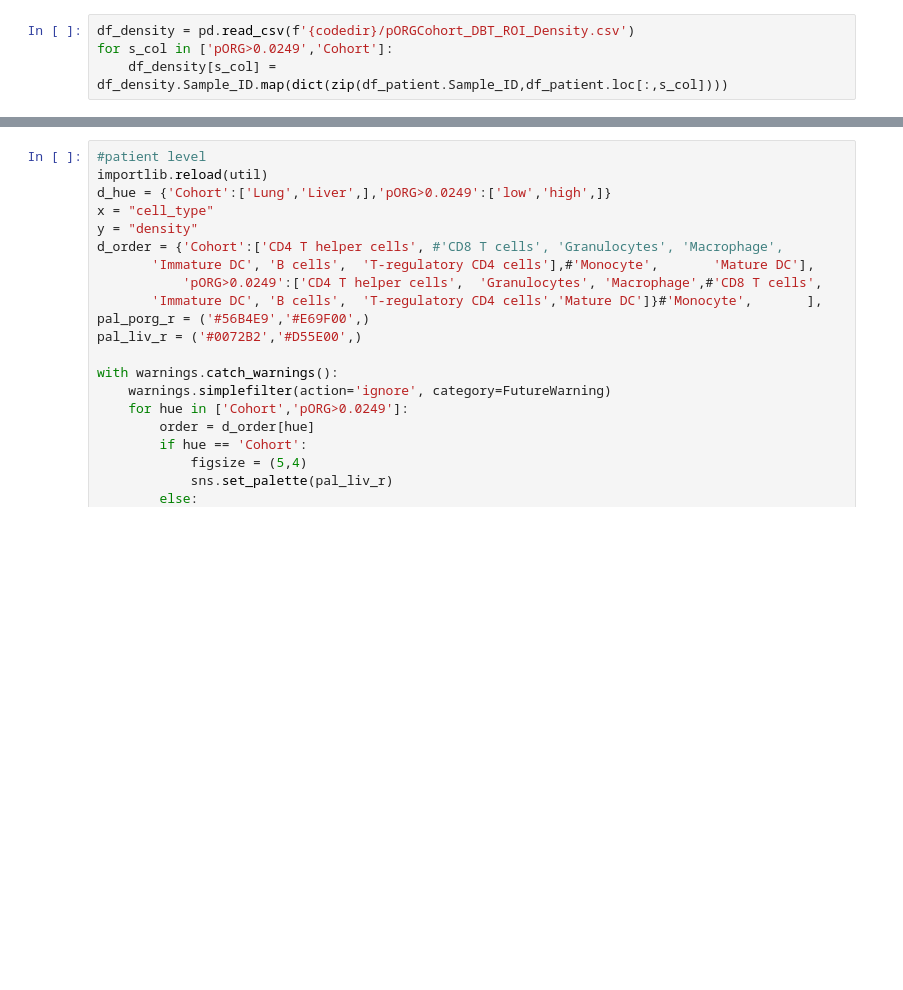
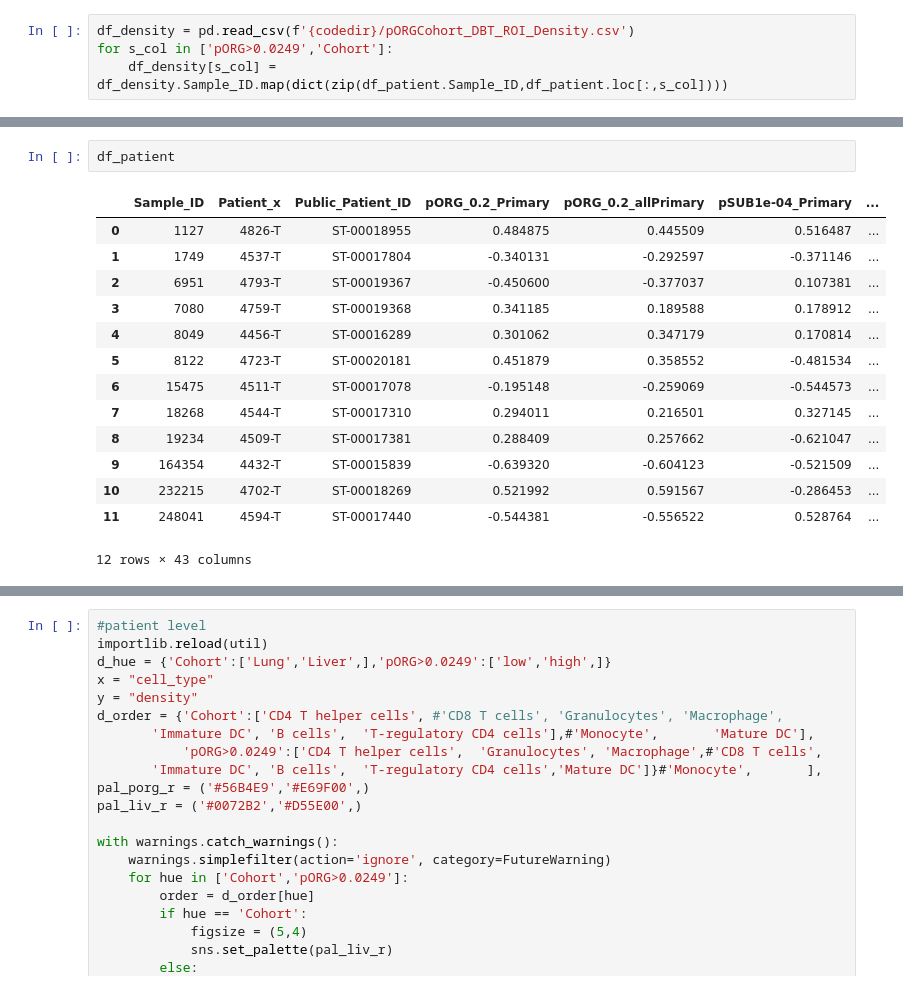
Before and after one commit to engjen/Liver_Lung_PDAC, a Jupyter notebook: 20221025_PDAC_pipeline_Link.ipynb, the cells around one changed output, grey strips where cells are left out. Cells and saved outputs as stored; diff of their text form; blank space fills up the shorter version.

```diff
--- a/20221025_PDAC_pipeline_Link.ipynb
+++ b/20221025_PDAC_pipeline_Link.ipynb
@@ -626,2 +663,19 @@ df_density.Patient.unique()
+# %%
+df_patient
+# %% [output]
+|  | Sample_ID | Patient_x | Public_Patient_ID | pORG_0.2_Primary | pORG_0.2_allPrimary | pSUB1e-04_Primary | ... |
+| 0 | 1127 | 4826-T | ST-00018955 | 0.484875 | 0.445509 | 0.516487 | ... |
+| 1 | 1749 | 4537-T | ST-00017804 | -0.340131 | -0.292597 | -0.371146 | ... |
+| 2 | 6951 | 4793-T | ST-00019367 | -0.450600 | -0.377037 | 0.107381 | ... |
+| 3 | 7080 | 4759-T | ST-00019368 | 0.341185 | 0.189588 | 0.178912 | ... |
+| 4 | 8049 | 4456-T | ST-00016289 | 0.301062 | 0.347179 | 0.170814 | ... |
+| 5 | 8122 | 4723-T | ST-00020181 | 0.451879 | 0.358552 | -0.481534 | ... |
+| 6 | 15475 | 4511-T | ST-00017078 | -0.195148 | -0.259069 | -0.544573 | ... |
+| 7 | 18268 | 4544-T | ST-00017310 | 0.294011 | 0.216501 | 0.327145 | ... |
+| 8 | 19234 | 4509-T | ST-00017381 | 0.288409 | 0.257662 | -0.621047 | ... |
+| 9 | 164354 | 4432-T | ST-00015839 | -0.639320 | -0.604123 | -0.521509 | ... |
+| 10 | 232215 | 4702-T | ST-00018269 | 0.521992 | 0.591567 | -0.286453 | ... |
+| 11 | 248041 | 4594-T | ST-00017440 | -0.544381 | -0.556522 | 0.528764 | ... |
+12 rows × 43 columns
 # %%
 df_density.loc[:,'Cohort'].value_counts()
```
Also changed, not shown: parts of 17 cells of this notebook, 2 other files.
